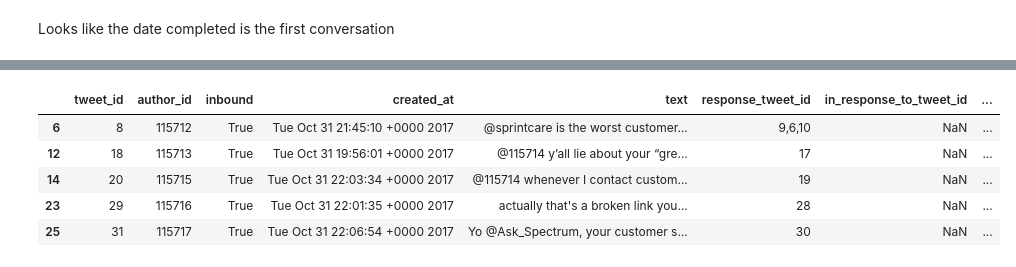
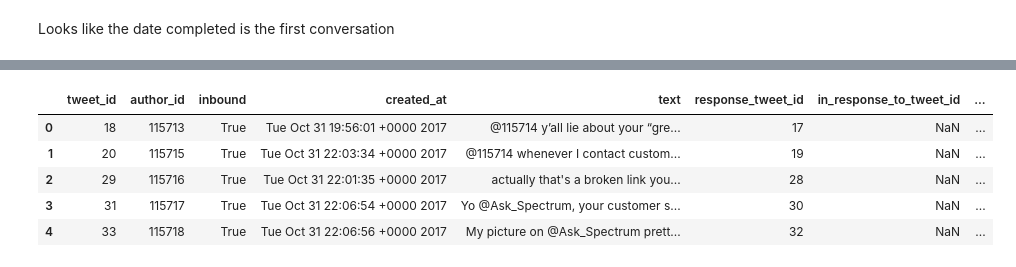
Before and after one commit to erictlong/customer-support-automation, a Jupyter notebook: data analytics/dataReview.ipynb, the cells around one changed output, grey strips where cells are left out. Saved outputs shown, nothing was run; the diff lists cells and outputs as text; code cells hidden in the pictures.

```diff
--- a/data analytics/dataReview.ipynb
+++ b/data analytics/dataReview.ipynb
@@ -531,0 +656,8 @@ Nan values did decrease. This is far cleaner then the data beforehand.
+# %%
+updated_df = pd.DataFrame()
+
+for index, row in response_tweet_list_only_df.iterrows():
+    saved_row = row.to_frame().T
+    new_stored_df = pd.DataFrame()
+    new_stored_df = uniqueTweetResponse(saved_row)
+    updated_df = pd.concat([updated_df, new_stored_df], ignore_index=True)
@@ -531,0 +689,2 @@ Nan values did decrease. This is far cleaner then the data beforehand.
+# %%
+single_reponse_tweet_df = pd.concat([single_reponse_tweet_df, updated_df], ignore_index=True)
@@ -683,7 +870,7 @@ print(test_conv)
 # %% [markdown]
 Create a new column with all the converations, end date, and conversation count
 # %%
-support_conversations_df = support_team_inboud_true_df.copy()
+support_conversations_df = single_reponse_tweet_df.copy()
 # %%
 support_conversations_df.head()
 # %% [output]
@@ -837,12 +1024,12 @@ support_conversations_df['conversation_dates'].iloc[0][0]
 # %%
-date_rseolved_df = support_conversations_df.copy()
+date_resolved_df = support_conversations_df.copy()
 # %%
-date_rseolved_df.head()
+date_resolved_df.head()
 # %% [output]
 |  | tweet_id | author_id | inbound | created_at | text | response_tweet_id | in_response_to_tweet_id | ... |
-| 6 | 8 | 115712 | True | Tue Oct 31 21:45:10 +0000 2017 | @sprintcare is the worst customer... | 9,6,10 | NaN | ... |
-| 12 | 18 | 115713 | True | Tue Oct 31 19:56:01 +0000 2017 | @115714 y’all lie about your “gre... | 17 | NaN | ... |
-| 14 | 20 | 115715 | True | Tue Oct 31 22:03:34 +0000 2017 | @115714 whenever I contact custom... | 19 | NaN | ... |
-| 23 | 29 | 115716 | True | Tue Oct 31 22:01:35 +0000 2017 | actually that's a broken link you... | 28 | NaN | ... |
-| 25 | 31 | 115717 | True | Tue Oct 31 22:06:54 +0000 2017 | Yo @Ask_Spectrum, your customer s... | 30 | NaN | ... |
+| 0 | 18 | 115713 | True | Tue Oct 31 19:56:01 +0000 2017 | @115714 y’all lie about your “gre... | 17 | NaN | ... |
+| 1 | 20 | 115715 | True | Tue Oct 31 22:03:34 +0000 2017 | @115714 whenever I contact custom... | 19 | NaN | ... |
+| 2 | 29 | 115716 | True | Tue Oct 31 22:01:35 +0000 2017 | actually that's a broken link you... | 28 | NaN | ... |
+| 3 | 31 | 115717 | True | Tue Oct 31 22:06:54 +0000 2017 | Yo @Ask_Spectrum, your customer s... | 30 | NaN | ... |
+| 4 | 33 | 115718 | True | Tue Oct 31 22:06:56 +0000 2017 | My picture on @Ask_Spectrum prett... | 32 | NaN | ... |
 # %%
```
Also changed, not shown: parts of 99 cells of this notebook.
